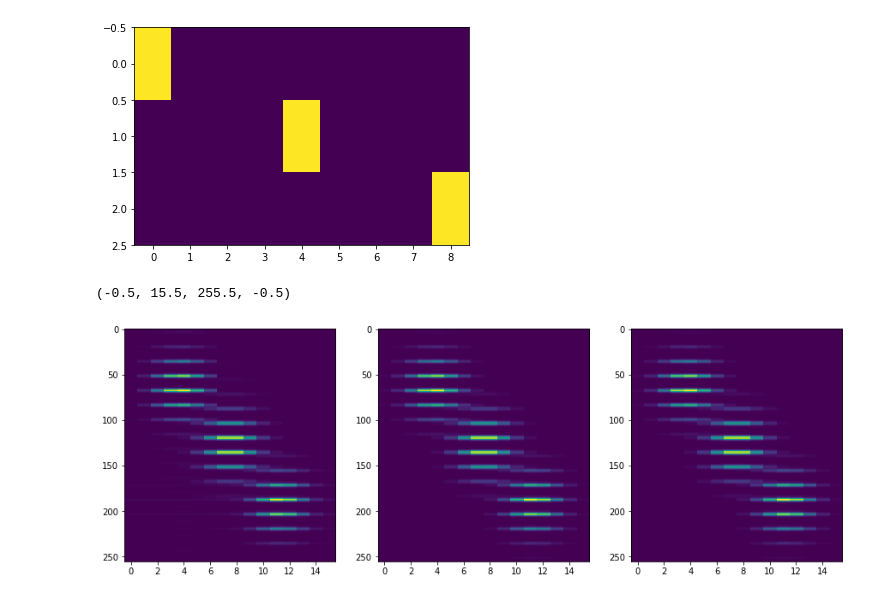
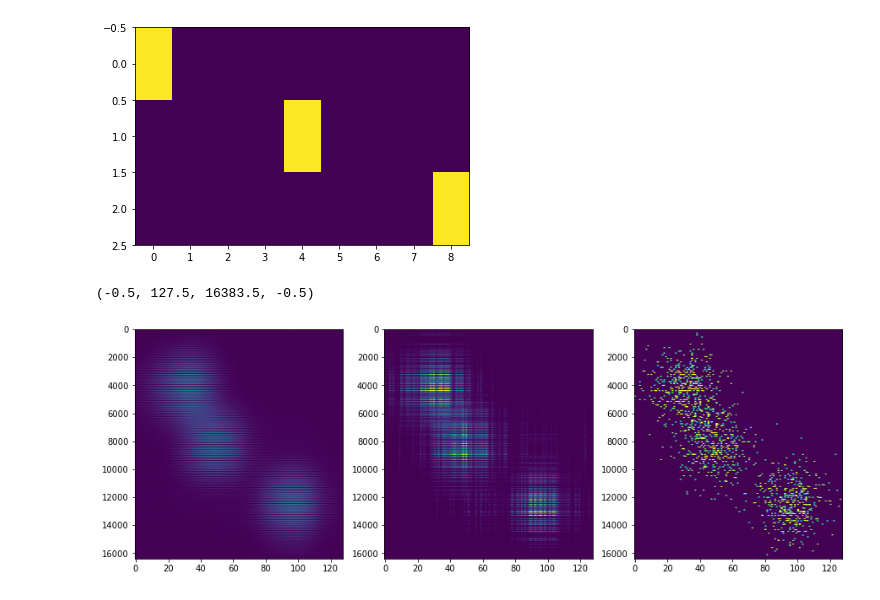
Before and after one commit to zsteve/wtf, a Jupyter notebook: examples/trivariate.ipynb, the cells around one changed output. Cells and saved outputs as stored; diff of their text form; code cells hidden in the pictures.

```diff
--- a/examples/trivariate.ipynb
+++ b/examples/trivariate.ipynb
@@ -146,7 +69,7 @@ d = 3
 r = [3, ]*3
 S = tl.zeros(r).to(device)
 for i in range(r[0]):
-    S[i, i, i] = 1
+    S[i, i, i] = 1/r[0]
 
 # initialise using SVD
 factor_cp = tl.decomposition.non_negative_parafac(X, rank = r[0], n_iter_max = 0, init = "svd", random_state = 0)
@@ -163,34 +86,35 @@ X0 = X.to(device)
 # optim_modes = [0, ]
 # rho = np.array([np.array([1, 1, 1]), ]*n_iter)*0.01
 # eps = np.array([np.ones(3), ]*n_iter)*0.01
-n_iter = 10
-lr = np.ones(n_iter)*0.001
+n_iter = 5
 lamda = np.array([np.ones(3), ]*n_iter)*25
-optim_modes = [0, 1, 2]
-rho = np.array([np.array([1, 1, 1]), ]*n_iter)*0.01
+optim_modes = [0, ]
+rho = np.array([np.array([1, 1, 1]), ]*n_iter)*0.0025
 eps = np.array([np.ones(3), ]*n_iter)*0.01
+# %%
+A = [a/a.sum(0) for a in A]
+# %%
+dual_objs = [[], [], [], ]
 # %%
-max_iter, print_inter, check_iter, tol, unbal = (2500, 100, 100, 1e-2, True)
+lr = np.ones(n_iter)*3e-4
+max_iter, print_inter, check_iter, tol, unbal = (1000, 100, 100, 1e-2, True)
 for i in range(n_iter):
     print("Block iteration ", i)
     print("Mode 0")
-    m0 = decomp.FactorsModel(X0, 0, [C, ]*3, S, A, rho[i, :], eps[i, :], lamda[i, :], optim_modes, ot_mode = "fiber", U_init = None, C_full = None, device = device, unbal = unbal)
-    decomp.solve(m0, lr = lr[i], mode = "adam", max_iter = max_iter, print_inter = print_inter, check_iter = check_iter, tol = tol)
-    print(m0.U[0].max())
+    m0 = wtf.FactorsModel(X0, 0, [C, ]*3, S, A, rho[i, :], eps[i, :], lamda[i, :], optim_modes, ot_mode = "full", U_init = None, device = device, unbal = unbal, norm = "col")
+    dual_objs[0] += [wtf.solve(m0, lr = lr[i], mode = "adam", max_iter = max_iter, print_inter = print_inter, check_iter = check_iter, tol = tol), ]
     A[0] = m0.compute_primal_variable().detach()
     print("Mode 1")
-    m1 = decomp.FactorsModel(X0, 1, [C, ]*3, S, A, rho[i, :], eps[i, :], lamda[i, :], optim_modes, ot_mode = "fiber", U_init = None, C_full = None, device = device, unbal = unbal)
-    decomp.solve(m1, lr = lr[i], mode = "adam", max_iter = max_iter, print_inter = print_inter, check_iter = check_iter, tol = tol)
-    print(m1.U[0].max())
+    m1 = wtf.FactorsModel(X0, 1, [C, ]*3, S, A, rho[i, :], eps[i, :], lamda[i, :], optim_modes, ot_mode = "full", U_init = None, device = device, unbal = unbal, norm = "col")
+    dual_objs[1] += [wtf.solve(m1, lr = lr[i], mode = "adam", max_iter = max_iter, print_inter = print_inter, check_iter = check_iter, tol = tol), ]
     A[1] = m1.compute_primal_variable().detach()
     print("Mode 2")
-    m2 = decomp.FactorsModel(X0, 2, [C, ]*3, S, A, rho[i, :], eps[i, :], lamda[i, :], optim_modes, ot_mode = "fiber", U_init = None, C_full = None, device = device, unbal = unbal)
-    decomp.solve(m2, lr = lr[i], mode = "adam", max_iter = max_iter, print_inter = print_inter, check_iter = check_iter, tol = tol)
-    print(m2.U[0].max())
+    m2 = wtf.FactorsModel(X0, 2, [C, ]*3, S, A, rho[i, :], eps[i, :], lamda[i, :], optim_modes, ot_mode = "full", U_init = None, device = device, unbal = unbal, norm = "col")
+    dual_objs[2] += [wtf.solve(m2, lr = lr[i], mode = "adam", max_iter = max_iter, print_inter = print_inter, check_iter = check_iter, tol = tol), ]
     A[2] = m2.compute_primal_variable().detach()
     # print("Core tensor")
-    # m = decomp.CoreModel(X0, None, A, rho[i, :], eps[i, :], lamda[i, :], optim_modes, ot_mode = "fiber", C_full = C_full, device = device, unbal = unbal)
-    # decomp.solve(m, lr = lr[i], mode = "adam", max_iter = max_iter, print_inter = print_inter, check_iter = check_iter, tol = tol)
+    # m = wtf.CoreModel(X0, [C, ]*3, A, rho[i, :], eps[i, :], lamda[i, :], optim_modes, ot_mode = "full", device = device, unbal = unbal, norm = "full")
+    # wtf.solve(m, lr = lr[i], mode = "adam", max_iter = max_iter, print_inter = print_inter, check_iter = check_iter, tol = tol)
     # S = m.compute_primal_variable().detach()
 # %% [output]
 Block iteration  0
@@ -224,17 +152,17 @@ X_cp = tl.cp_tensor.cp_to_tensor(factor_cp)
 # %%
 plt.figure(figsize = (15, 5))
 plt.subplot(1, 3, 1)
-plt.imshow(X_hat.reshape(-1, sizex*sizey).T, interpolation = "nearest")
+plt.imshow(X_hat.reshape(-1, sizex**2).T, vmax = 1e-5)
 plt.axis("auto")
 plt.subplot(1, 3, 2)
-plt.imshow(X_cp.reshape(-1, sizex*sizey).T, interpolation = "nearest")
+plt.imshow(X_cp.reshape(-1, sizex**2).T, vmax = 1e-5)
 plt.axis("auto")
 plt.subplot(1, 3, 3)
-plt.imshow(X.reshape(-1, sizex*sizey).T, interpolation = "nearest")
+plt.imshow(X.reshape(-1, sizex**2).T, vmax = 1e-5)
 plt.axis("auto")
 # %% [output]
-(-0.5, 15.5, 255.5, -0.5)
+(-0.5, 127.5, 16383.5, -0.5)
-[figure, old version]
+[figure, new version]
 # %%
 plt.figure(figsize = (15, 5))
 plt.suptitle("CP")
```
Also changed, not shown: parts of 29 cells of this notebook, 5 other files.
